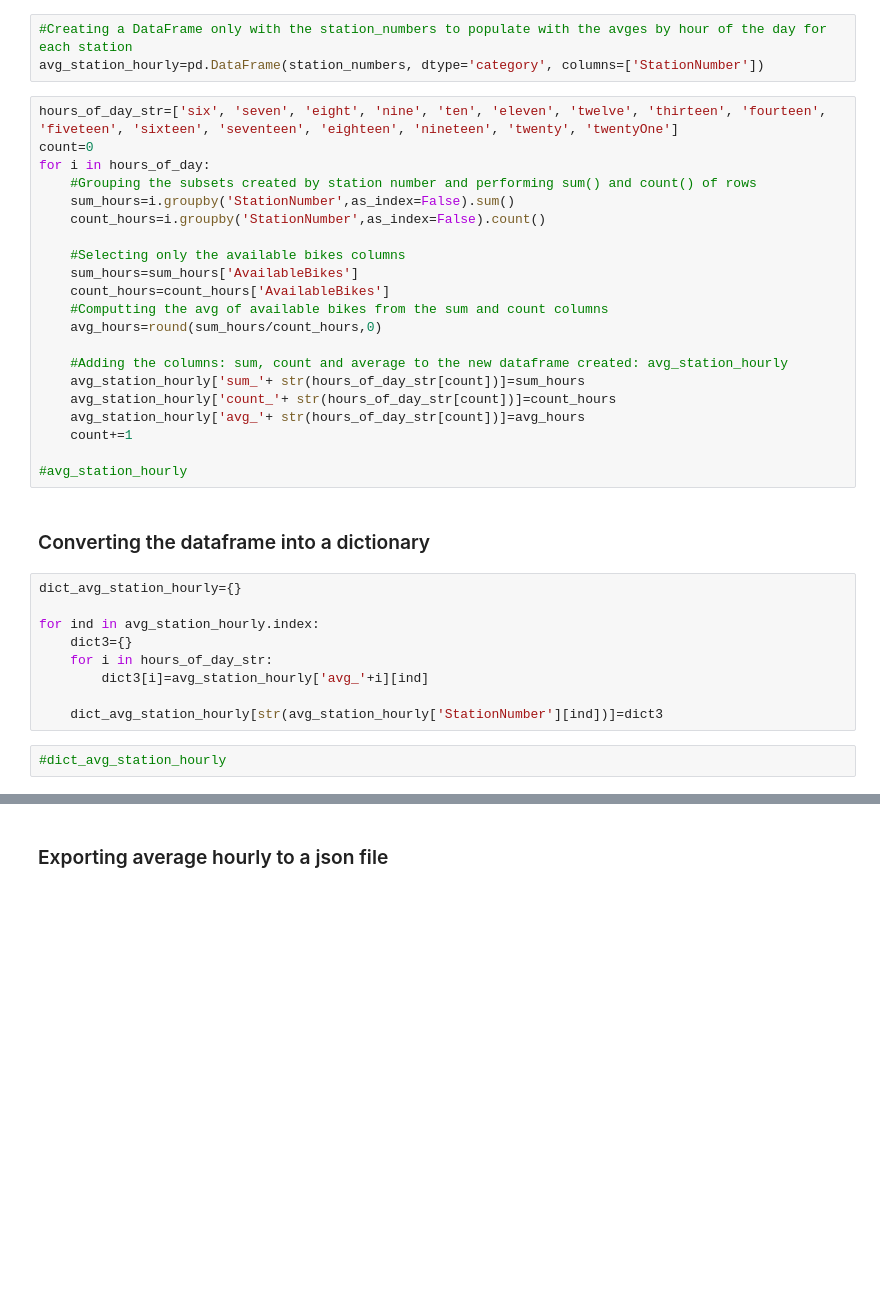
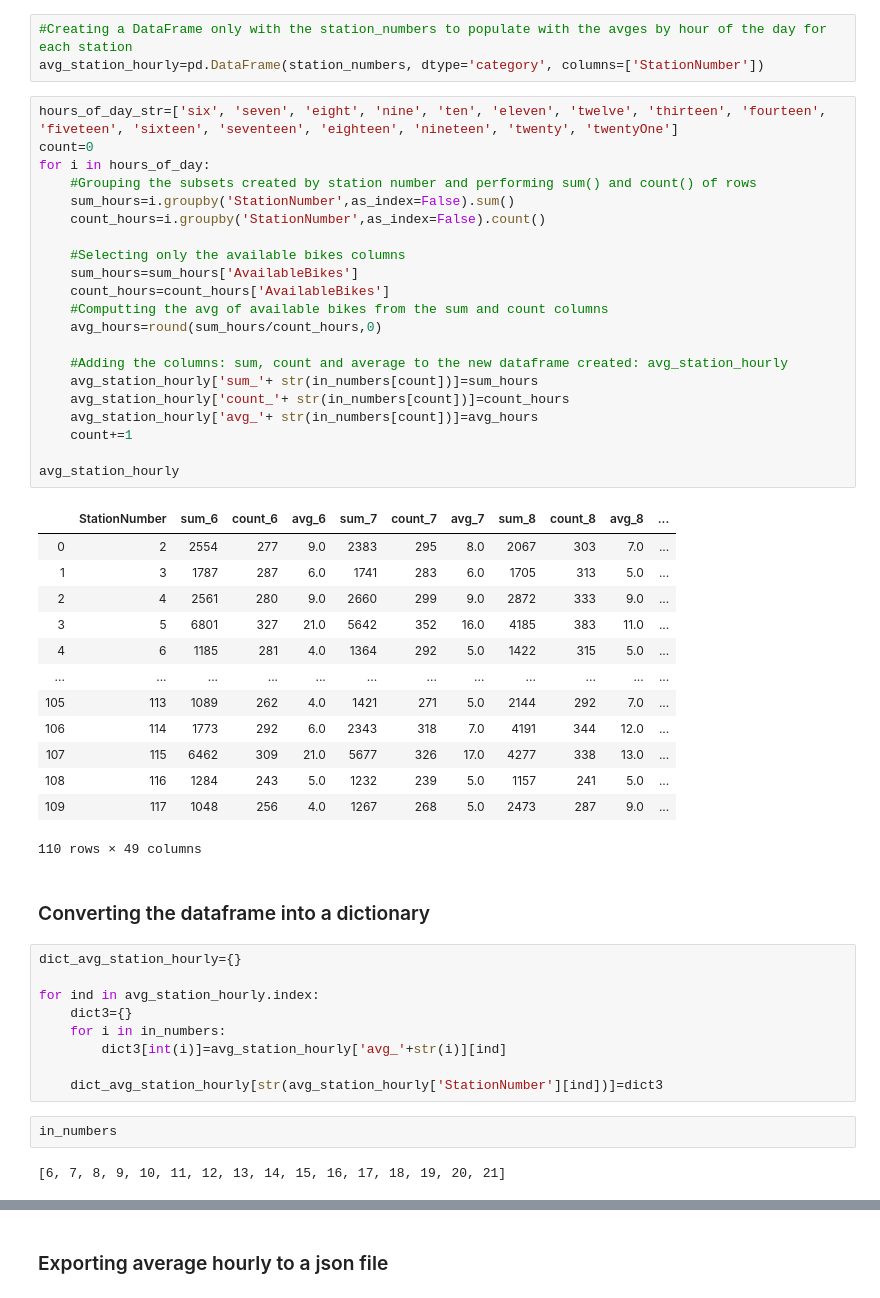
Before and after one commit to estermcgarry/bike-project, a Jupyter notebook: baile_bikes.ipynb, the cells around one changed output, grey strips where cells are left out. Saved outputs shown, nothing was run; the diff lists cells and outputs as text; blank space fills up the shorter version.

Commit message:
Changed structure of the json file avg_hourly

```diff
--- a/baile_bikes.ipynb
+++ b/baile_bikes.ipynb
@@ -297,24 +312,38 @@ avg_station_hourly=pd.DataFrame(station_numbers, dtype='category', columns=['Sta
 # %%
 hours_of_day_str=['six', 'seven', 'eight', 'nine', 'ten', 'eleven', 'twelve', 'thirteen', 'fourteen', 'fiveteen', 'sixteen', 'seventeen', 'eighteen', 'nineteen', 'twenty', 'twentyOne']
 count=0
 for i in hours_of_day:
     #Grouping the subsets created by station number and performing sum() and count() of rows
     sum_hours=i.groupby('StationNumber',as_index=False).sum()
     count_hours=i.groupby('StationNumber',as_index=False).count()
 
     #Selecting only the available bikes columns
     sum_hours=sum_hours['AvailableBikes']
     count_hours=count_hours['AvailableBikes']
     #Computting the avg of available bikes from the sum and count columns
     avg_hours=round(sum_hours/count_hours,0)
 
     #Adding the columns: sum, count and average to the new dataframe created: avg_station_hourly
-    avg_station_hourly['sum_'+ str(hours_of_day_str[count])]=sum_hours
-    avg_station_hourly['count_'+ str(hours_of_day_str[count])]=count_hours
-    avg_station_hourly['avg_'+ str(hours_of_day_str[count])]=avg_hours
+    avg_station_hourly['sum_'+ str(in_numbers[count])]=sum_hours
+    avg_station_hourly['count_'+ str(in_numbers[count])]=count_hours
+    avg_station_hourly['avg_'+ str(in_numbers[count])]=avg_hours
     count+=1
 
-#avg_station_hourly
+avg_station_hourly
+# %% [output]
+|  | StationNumber | sum_6 | count_6 | avg_6 | sum_7 | count_7 | avg_7 | sum_8 | count_8 | avg_8 | ... |
+| 0 | 2 | 2554 | 277 | 9.0 | 2383 | 295 | 8.0 | 2067 | 303 | 7.0 | ... |
+| 1 | 3 | 1787 | 287 | 6.0 | 1741 | 283 | 6.0 | 1705 | 313 | 5.0 | ... |
+| 2 | 4 | 2561 | 280 | 9.0 | 2660 | 299 | 9.0 | 2872 | 333 | 9.0 | ... |
+| 3 | 5 | 6801 | 327 | 21.0 | 5642 | 352 | 16.0 | 4185 | 383 | 11.0 | ... |
+| 4 | 6 | 1185 | 281 | 4.0 | 1364 | 292 | 5.0 | 1422 | 315 | 5.0 | ... |
+| ... | ... | ... | ... | ... | ... | ... | ... | ... | ... | ... | ... |
+| 105 | 113 | 1089 | 262 | 4.0 | 1421 | 271 | 5.0 | 2144 | 292 | 7.0 | ... |
+| 106 | 114 | 1773 | 292 | 6.0 | 2343 | 318 | 7.0 | 4191 | 344 | 12.0 | ... |
+| 107 | 115 | 6462 | 309 | 21.0 | 5677 | 326 | 17.0 | 4277 | 338 | 13.0 | ... |
+| 108 | 116 | 1284 | 243 | 5.0 | 1232 | 239 | 5.0 | 1157 | 241 | 5.0 | ... |
+| 109 | 117 | 1048 | 256 | 4.0 | 1267 | 268 | 5.0 | 2473 | 287 | 9.0 | ... |
+110 rows × 49 columns
 # %% [markdown]
 ### Converting the dataframe into a dictionary
 # %%
@@ -322,9 +351,11 @@ dict_avg_station_hourly={}
 
 for ind in avg_station_hourly.index:
     dict3={}
-    for i in hours_of_day_str:
-        dict3[i]=avg_station_hourly['avg_'+i][ind]
+    for i in in_numbers:
+        dict3[int(i)]=avg_station_hourly['avg_'+str(i)][ind]
 
     dict_avg_station_hourly[str(avg_station_hourly['StationNumber'][ind])]=dict3
-# %%
-#dict_avg_station_hourly
+# %%
+in_numbers
+# %% [output]
+[6, 7, 8, 9, 10, 11, 12, 13, 14, 15, 16, 17, 18, 19, 20, 21]
```
Also changed, not shown: parts of 3 cells of this notebook, 1 other file.
